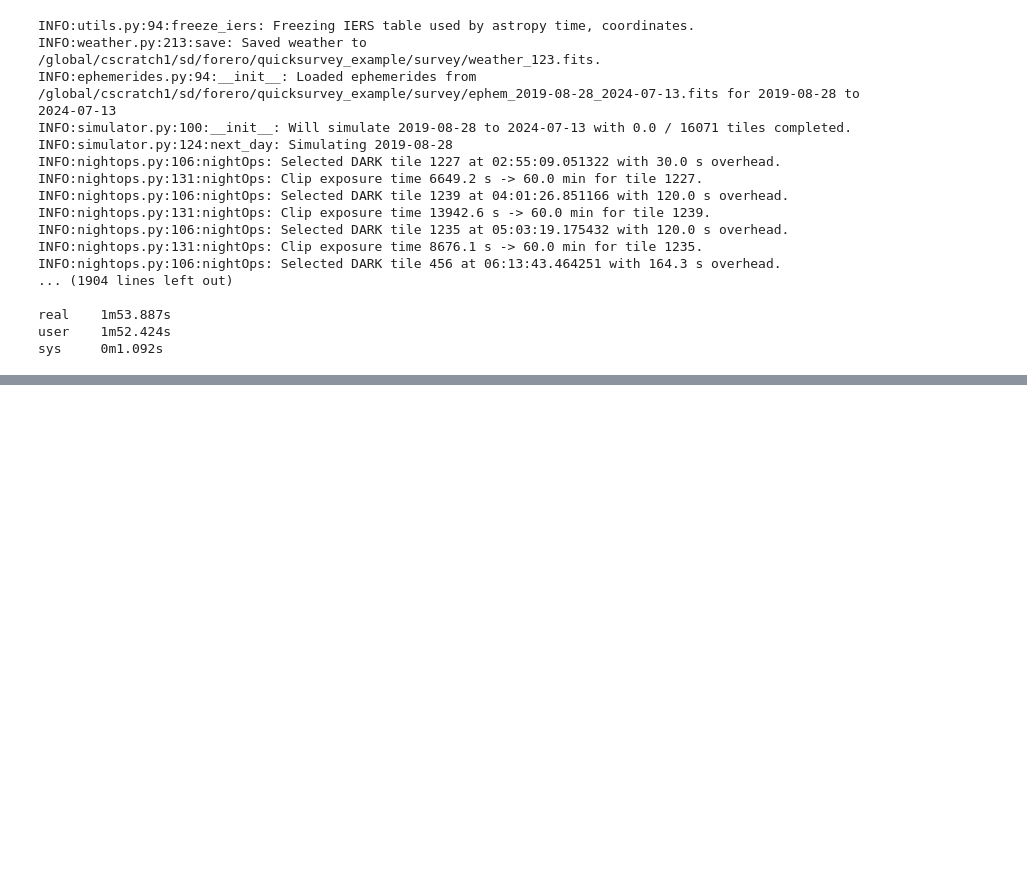
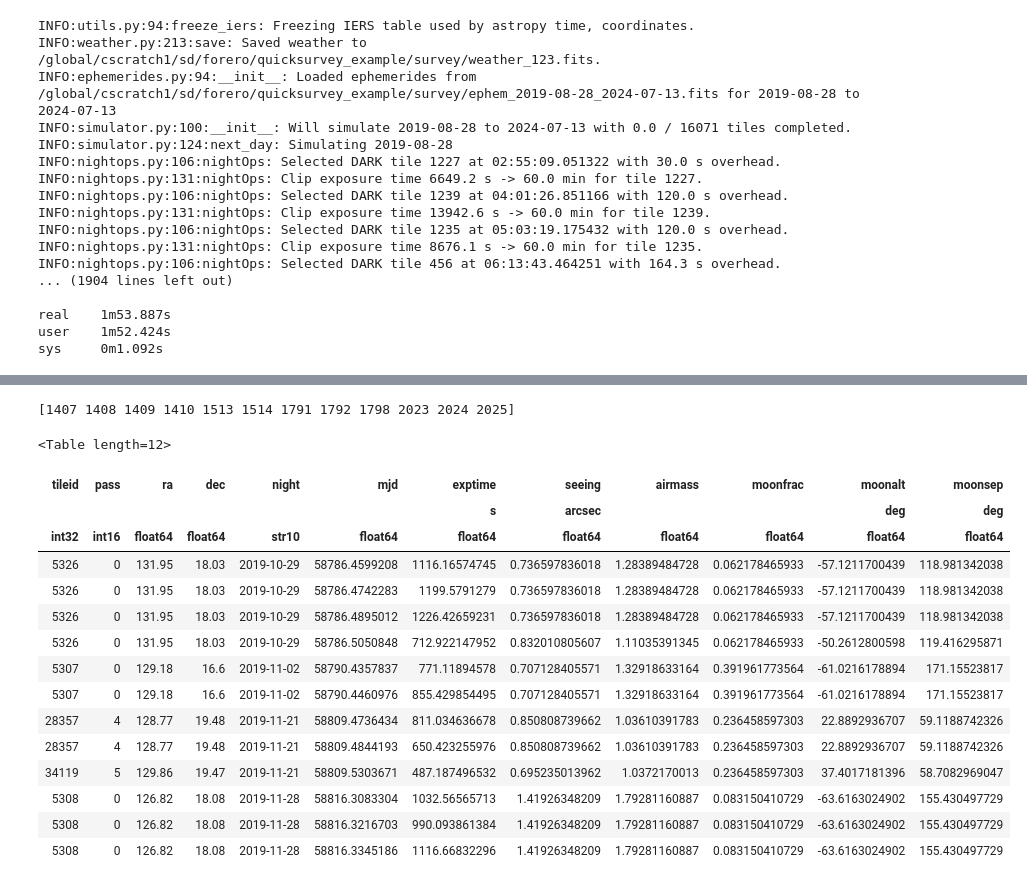
Before and after one commit to desihub/quicksurvey_example, a Jupyter notebook: readme.ipynb, the cells around one changed output, grey strips where cells are left out. Drawn from its saved outputs; the diff is of its cells as text; code cells hidden in the pictures; blank space fills up the shorter version.

```diff
--- a/readme.ipynb
+++ b/readme.ipynb
@@ -62,0 +109,24 @@ sys     0m1.092s
+# %%
+#- row indices of exposures of the selected tiles
+iobs = np.where(np.in1d(explist['tileid'], xtiles['TILEID']))[0]
+assert np.all(np.in1d(explist['tileid'][iobs], xtiles['TILEID']))
+print(iobs)
+explist[iobs]
+# %% [output]
+[1407 1408 1409 1410 1513 1514 1791 1792 1798 2023 2024 2025]
+<Table length=12>
+| tileid | pass | ra | dec | night | mjd | exptime | seeing | airmass | moonfrac | moonalt | moonsep |
+|  |  |  |  |  |  | s | arcsec |  |  | deg | deg |
+| int32 | int16 | float64 | float64 | str10 | float64 | float64 | float64 | float64 | float64 | float64 | float64 |
+| 5326 | 0 | 131.95 | 18.03 | 2019-10-29 | 58786.4599208 | 1116.16574745 | 0.736597836018 | 1.28389484728 | 0.062178465933 | -57.1211700439 | 118.981342038 |
+| 5326 | 0 | 131.95 | 18.03 | 2019-10-29 | 58786.4742283 | 1199.5791279 | 0.736597836018 | 1.28389484728 | 0.062178465933 | -57.1211700439 | 118.981342038 |
+| 5326 | 0 | 131.95 | 18.03 | 2019-10-29 | 58786.4895012 | 1226.42659231 | 0.736597836018 | 1.28389484728 | 0.062178465933 | -57.1211700439 | 118.981342038 |
+| 5326 | 0 | 131.95 | 18.03 | 2019-10-29 | 58786.5050848 | 712.922147952 | 0.832010805607 | 1.11035391345 | 0.062178465933 | -50.2612800598 | 119.416295871 |
+| 5307 | 0 | 129.18 | 16.6 | 2019-11-02 | 58790.4357837 | 771.11894578 | 0.707128405571 | 1.32918633164 | 0.391961773564 | -61.0216178894 | 171.15523817 |
+| 5307 | 0 | 129.18 | 16.6 | 2019-11-02 | 58790.4460976 | 855.429854495 | 0.707128405571 | 1.32918633164 | 0.391961773564 | -61.0216178894 | 171.15523817 |
+| 28357 | 4 | 128.77 | 19.48 | 2019-11-21 | 58809.4736434 | 811.034636678 | 0.850808739662 | 1.03610391783 | 0.236458597303 | 22.8892936707 | 59.1188742326 |
+| 28357 | 4 | 128.77 | 19.48 | 2019-11-21 | 58809.4844193 | 650.423255976 | 0.850808739662 | 1.03610391783 | 0.236458597303 | 22.8892936707 | 59.1188742326 |
+| 34119 | 5 | 129.86 | 19.47 | 2019-11-21 | 58809.5303671 | 487.187496532 | 0.695235013962 | 1.0372170013 | 0.236458597303 | 37.4017181396 | 58.7082969047 |
+| 5308 | 0 | 126.82 | 18.08 | 2019-11-28 | 58816.3083304 | 1032.56565713 | 1.41926348209 | 1.79281160887 | 0.083150410729 | -63.6163024902 | 155.430497729 |
+| 5308 | 0 | 126.82 | 18.08 | 2019-11-28 | 58816.3216703 | 990.093861384 | 1.41926348209 | 1.79281160887 | 0.083150410729 | -63.6163024902 | 155.430497729 |
+| 5308 | 0 | 126.82 | 18.08 | 2019-11-28 | 58816.3345186 | 1116.66832296 | 1.41926348209 | 1.79281160887 | 0.083150410729 | -63.6163024902 | 155.430497729 |
```
Also changed, not shown: parts of 12 cells of this notebook.
